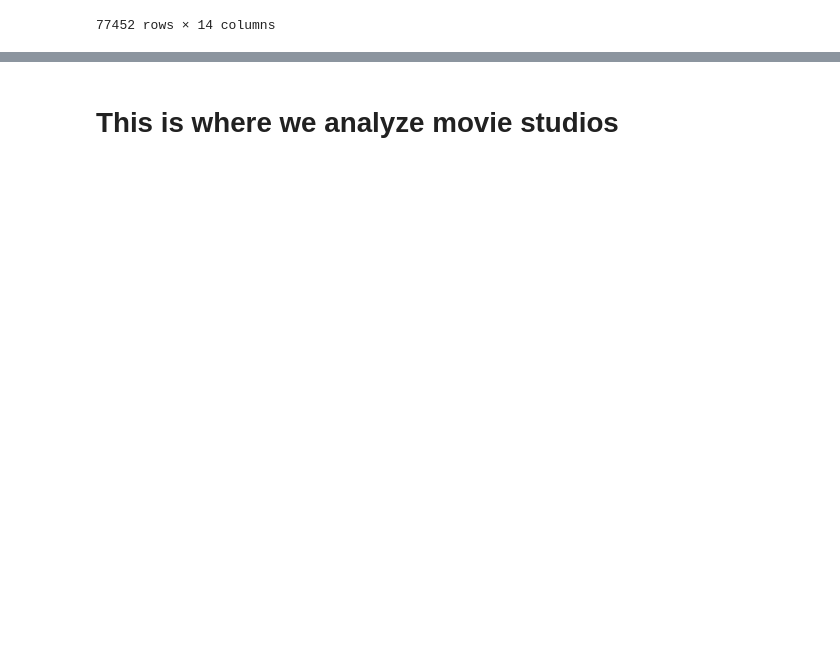
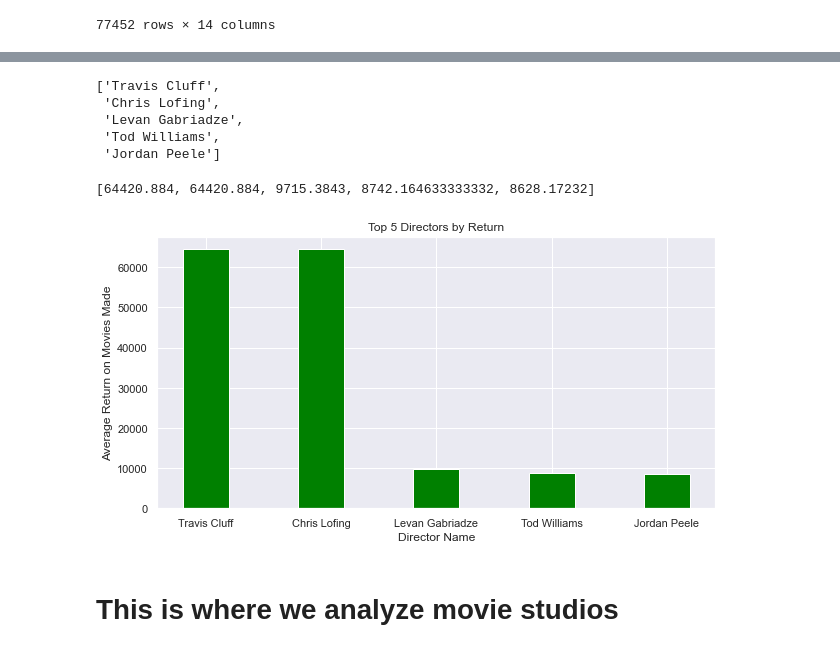
Before and after one commit to ElyLin/MovieAnalysisProject, a Jupyter notebook: Draft_with_recommendation.ipynb, the cells around one changed output, grey strips where cells are left out. Cells and saved outputs as stored; diff of their text form; code cells hidden in the pictures; blank space fills up the shorter version.

```diff
--- a/Draft_with_recommendation.ipynb
+++ b/Draft_with_recommendation.ipynb
@@ -542,0 +603,4 @@ master_directors
+# %%
+#find out each director's average performance on each movie
+selected_directors = dropped_d_df.groupby(['director_name']).mean()
+selected_directors
@@ -542,0 +622,4 @@ master_directors
+# %%
+#find the directors that has the highest mean ROI by sorting selected_directors
+selected_directors=selected_directors.sort_values(by='ROI', ascending=False)
+selected_directors
@@ -543,2 +641,35 @@ master_directors
+# %%
+#prepare top 5 director names for the plot
+top_5_directors=list(selected_directors[0:5].index)
+top_5_directors
+# %% [output]
+['Travis Cluff',
+ 'Chris Lofing',
+ 'Levan Gabriadze',
+ 'Tod Williams',
+ 'Jordan Peele']
+# %%
+#prepare the ROI number of the top 5 directors for the plot
+top_5_directors_ROI=list(selected_directors['ROI'][0:5])
+top_5_directors_ROI
+# %% [output]
+[64420.884, 64420.884, 9715.3843, 8742.164633333332, 8628.17232]
+# %%
+#plot the top 5 directors by the average return on their movies
+fig, ax
+
+fig = plt.figure(figsize = (10, 5))
+
+# creating the bar plot
+plt.bar(top_5_directors, top_5_directors_ROI, color ='green',
+        width = 0.4)
+
+plt.xlabel("Director Name")
+plt.ylabel("Average Return on Movies Made")
+plt.title("Top 5 Directors by Return")
+
+plt.savefig('Top 5 Directors by Return');
+# %% [output]
+[figure, added]
 # %% [markdown]
 # This is where we analyze movie studios
```
Also changed, not shown: parts of 24 cells of this notebook.
